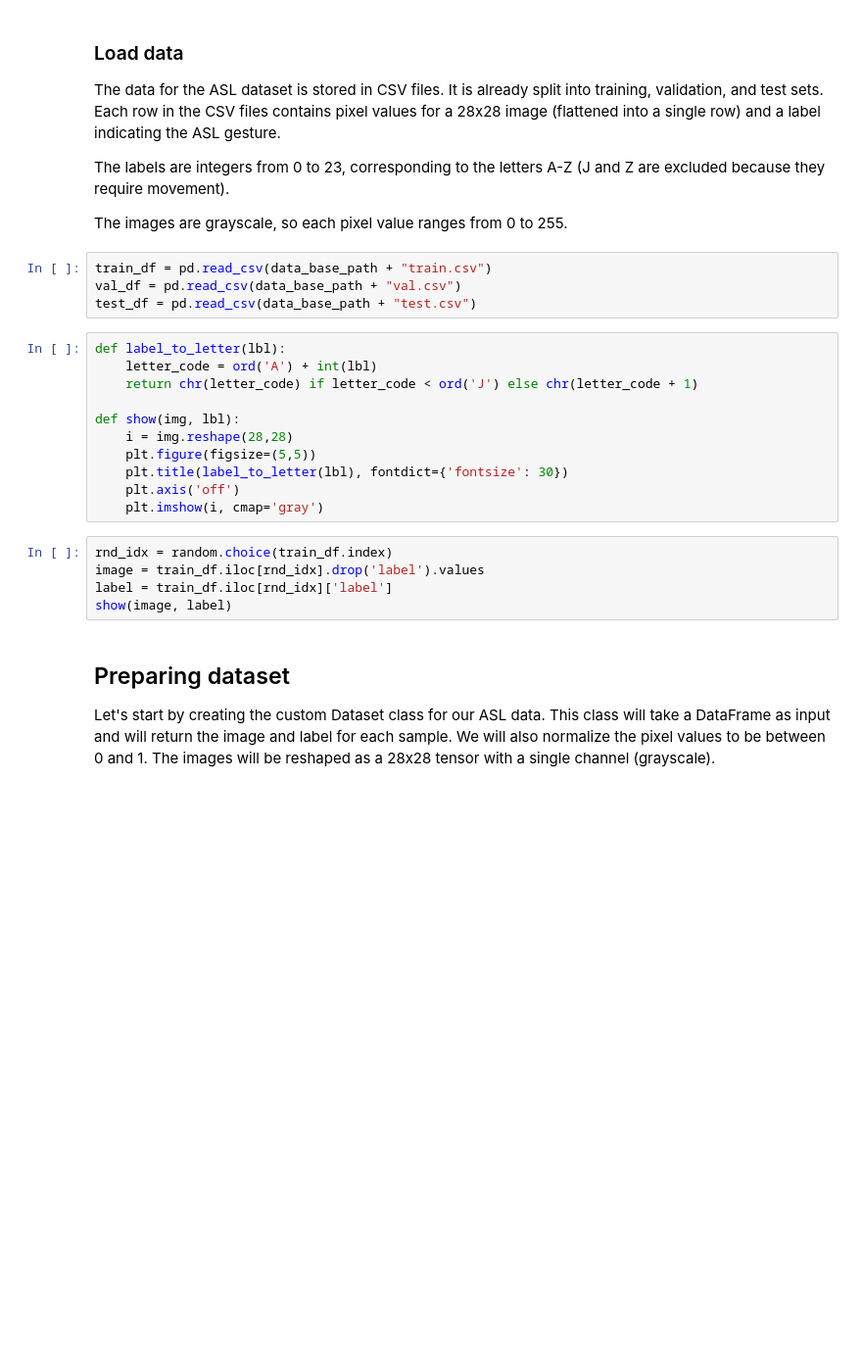
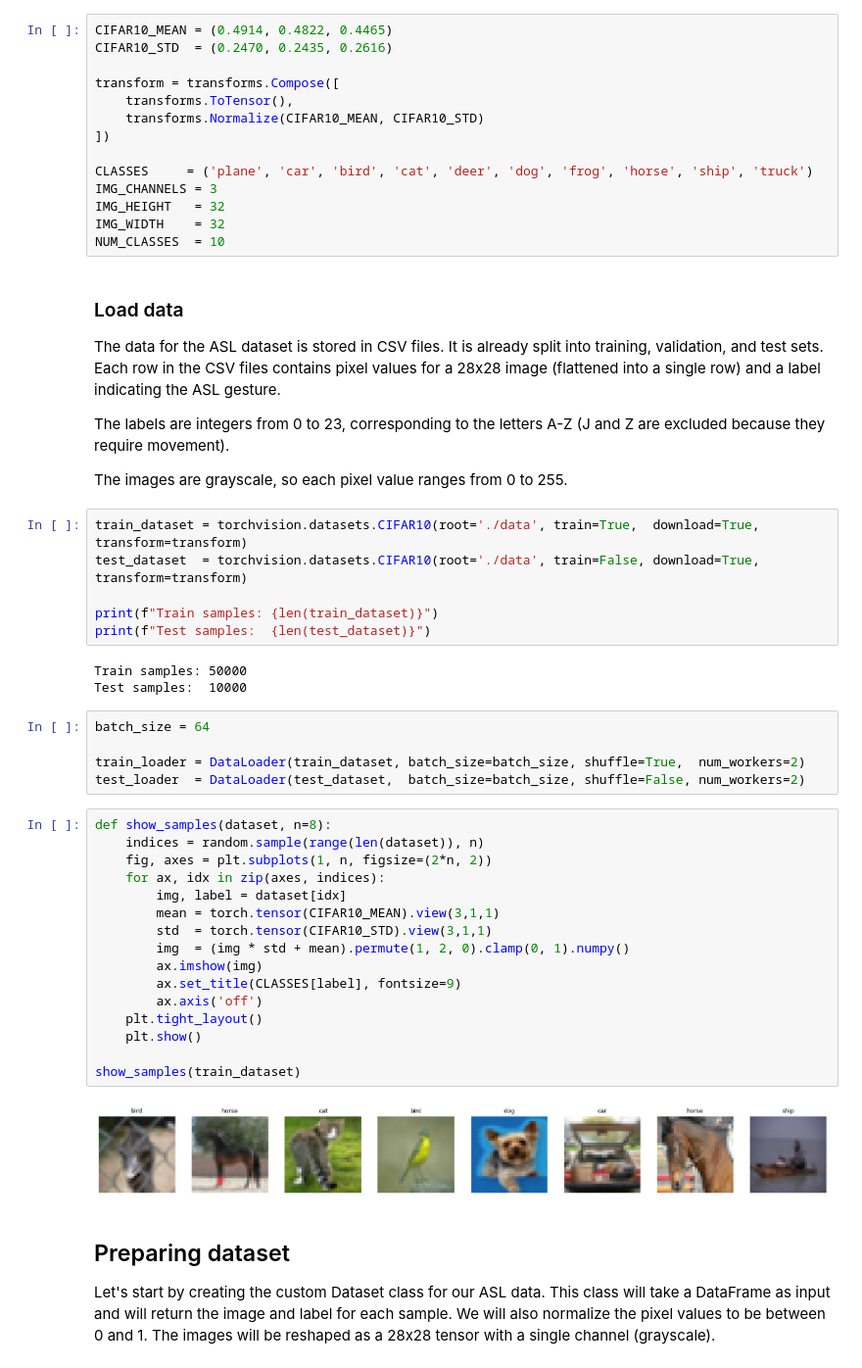
Before and after one commit to edgardlt03/ICO-Trabajos, a Jupyter notebook: Redes_Convolucionales_con_PyTorch.ipynb, the cells around one changed output. Shown at 98% size. Cells and saved outputs as stored; diff of their text form; blank space fills up the shorter version.

Commit message:
Cargar el data set

```diff
--- a/Redes_Convolucionales_con_PyTorch.ipynb
+++ b/Redes_Convolucionales_con_PyTorch.ipynb
@@ -30,3 +24,17 @@ data_base_path = "./data/" if IN_COLAB else "../data/asl_data/"
+# %%
+CIFAR10_MEAN = (0.4914, 0.4822, 0.4465)
+CIFAR10_STD  = (0.2470, 0.2435, 0.2616)
+
+transform = transforms.Compose([
+    transforms.ToTensor(),
+    transforms.Normalize(CIFAR10_MEAN, CIFAR10_STD)
+])
+
+CLASSES     = ('plane', 'car', 'bird', 'cat', 'deer', 'dog', 'frog', 'horse', 'ship', 'truck')
+IMG_CHANNELS = 3
+IMG_HEIGHT   = 32
+IMG_WIDTH    = 32
+NUM_CLASSES  = 10
 # %% [markdown]
 ### Load data
 
@@ -35,26 +43,38 @@ The data for the ASL dataset is stored in CSV files. It is already split into tr
 The labels are integers from 0 to 23, corresponding to the letters A-Z (J and Z are excluded because they require movement).
 
 The images are grayscale, so each pixel value ranges from 0 to 255.
-# %%
-train_df = pd.read_csv(data_base_path + "train.csv")
-val_df = pd.read_csv(data_base_path + "val.csv")
-test_df = pd.read_csv(data_base_path + "test.csv")
-# %%
-def label_to_letter(lbl):
-    letter_code = ord('A') + int(lbl)
-    return chr(letter_code) if letter_code < ord('J') else chr(letter_code + 1)
-
-def show(img, lbl):
-    i = img.reshape(28,28)
-    plt.figure(figsize=(5,5))
-    plt.title(label_to_letter(lbl), fontdict={'fontsize': 30})
-    plt.axis('off')
-    plt.imshow(i, cmap='gray')
-# %%
-rnd_idx = random.choice(train_df.index)
-image = train_df.iloc[rnd_idx].drop('label').values
-label = train_df.iloc[rnd_idx]['label']
-show(image, label)
+# %%
+train_dataset = torchvision.datasets.CIFAR10(root='./data', train=True,  download=True, transform=transform)
+test_dataset  = torchvision.datasets.CIFAR10(root='./data', train=False, download=True, transform=transform)
+
+print(f"Train samples: {len(train_dataset)}")
+print(f"Test samples:  {len(test_dataset)}")
+# %% [output]
+Train samples: 50000
+Test samples:  10000
+# %%
+batch_size = 64
+
+train_loader = DataLoader(train_dataset, batch_size=batch_size, shuffle=True,  num_workers=2)
+test_loader  = DataLoader(test_dataset,  batch_size=batch_size, shuffle=False, num_workers=2)
+# %%
+def show_samples(dataset, n=8):
+    indices = random.sample(range(len(dataset)), n)
+    fig, axes = plt.subplots(1, n, figsize=(2*n, 2))
+    for ax, idx in zip(axes, indices):
+        img, label = dataset[idx]
+        mean = torch.tensor(CIFAR10_MEAN).view(3,1,1)
+        std  = torch.tensor(CIFAR10_STD).view(3,1,1)
+        img  = (img * std + mean).permute(1, 2, 0).clamp(0, 1).numpy()
+        ax.imshow(img)
+        ax.set_title(CLASSES[label], fontsize=9)
+        ax.axis('off')
+    plt.tight_layout()
+    plt.show()
+
+show_samples(train_dataset)
+# %% [output]
+[figure, added]
 # %% [markdown]
 ## Preparing dataset
 
```
Also changed, not shown: parts of 3 cells of this notebook.
